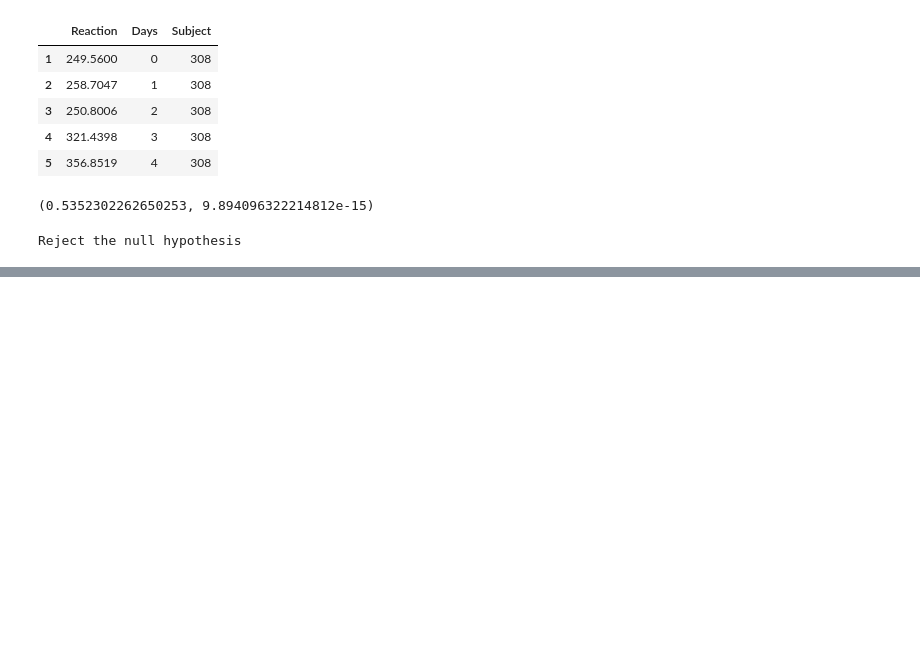
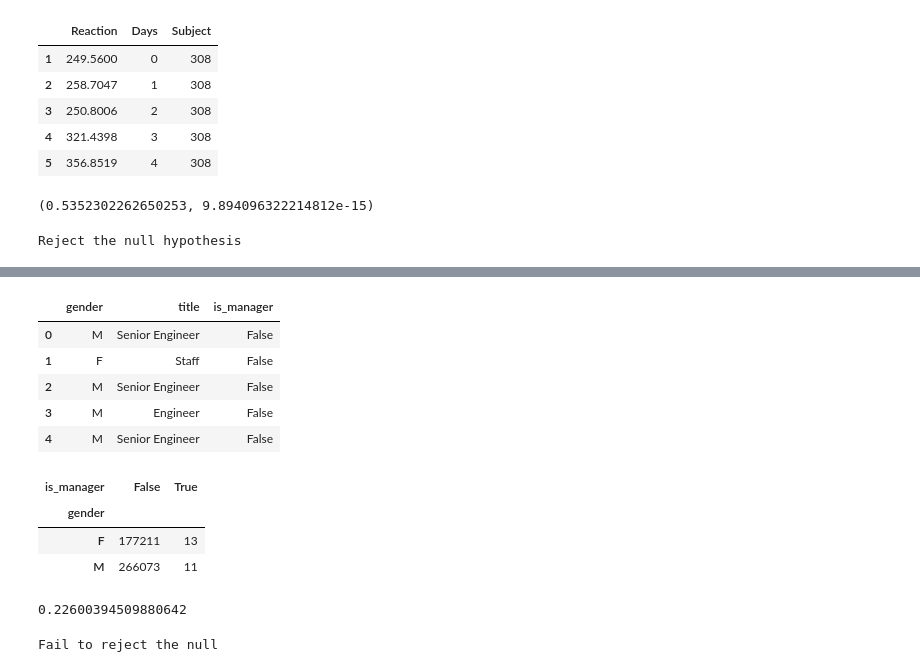
Before and after one commit to lochlynlaskowski/statistics-exercises, a Jupyter notebook: hypothesis_testing.ipynb, the cells around one changed output, grey strips where cells are left out. Saved outputs shown, nothing was run; the diff lists cells and outputs as text; code cells hidden in the pictures; blank space fills up the shorter version.

```diff
--- a/hypothesis_testing.ipynb
+++ b/hypothesis_testing.ipynb
@@ -437,0 +535,16 @@ Reject the null hypothesis
+# %%
+# Use the data from the employees database to answer these questions:
+
+sql = """
+SELECT gender, dept_name
+FROM employees
+JOIN dept_emp USING(emp_no)
+JOIN departments USING(dept_no)
+WHERE to_date >= CURDATE()
+AND dept_name IN ('Sales', 'Marketing')
+"""
+
+url = get_db_url("employees")
+df = pd.read_sql(sql,url)
+
+df.head()
@@ -437,0 +584,10 @@ Reject the null hypothesis
+# %%
+sql = '''
+SELECT gender, title
+FROM employees
+JOIN titles using(emp_no)
+'''
+
+df = pd.read_sql(sql,url)
+
+df.head()
@@ -437,0 +601,34 @@ Reject the null hypothesis
+# %%
+df['is_manager'] = df.title == 'Manager'
+df.head()
+# %% [output]
+|  | gender | title | is_manager |
+| 0 | M | Senior Engineer | False |
+| 1 | F | Staff | False |
+| 2 | M | Senior Engineer | False |
+| 3 | M | Engineer | False |
+| 4 | M | Senior Engineer | False |
+# %%
+# Is an employee's gender independent of whether or not they are or have been a manager?
+# h0: Employee's gender and whether they are a manager are independent
+# ha: Employee's gender and whether they are a manager are not independent
+
+observed = pd.crosstab(df.gender, df.is_manager)
+observed
+# %% [output]
+| is_manager | False | True |
+| gender |  |  |
+| F | 177211 | 13 |
+| M | 266073 | 11 |
+# %%
+chi2, p, degf, expected = stats.chi2_contingency(observed)
+p
+# %% [output]
+0.22600394509880642
+# %%
+if p < alpha:
+    print("Reject the null")
+else:
+    print('Fail to reject the null')
+# %% [output]
+Fail to reject the null
```
Also changed, not shown: parts of 15 cells of this notebook.
